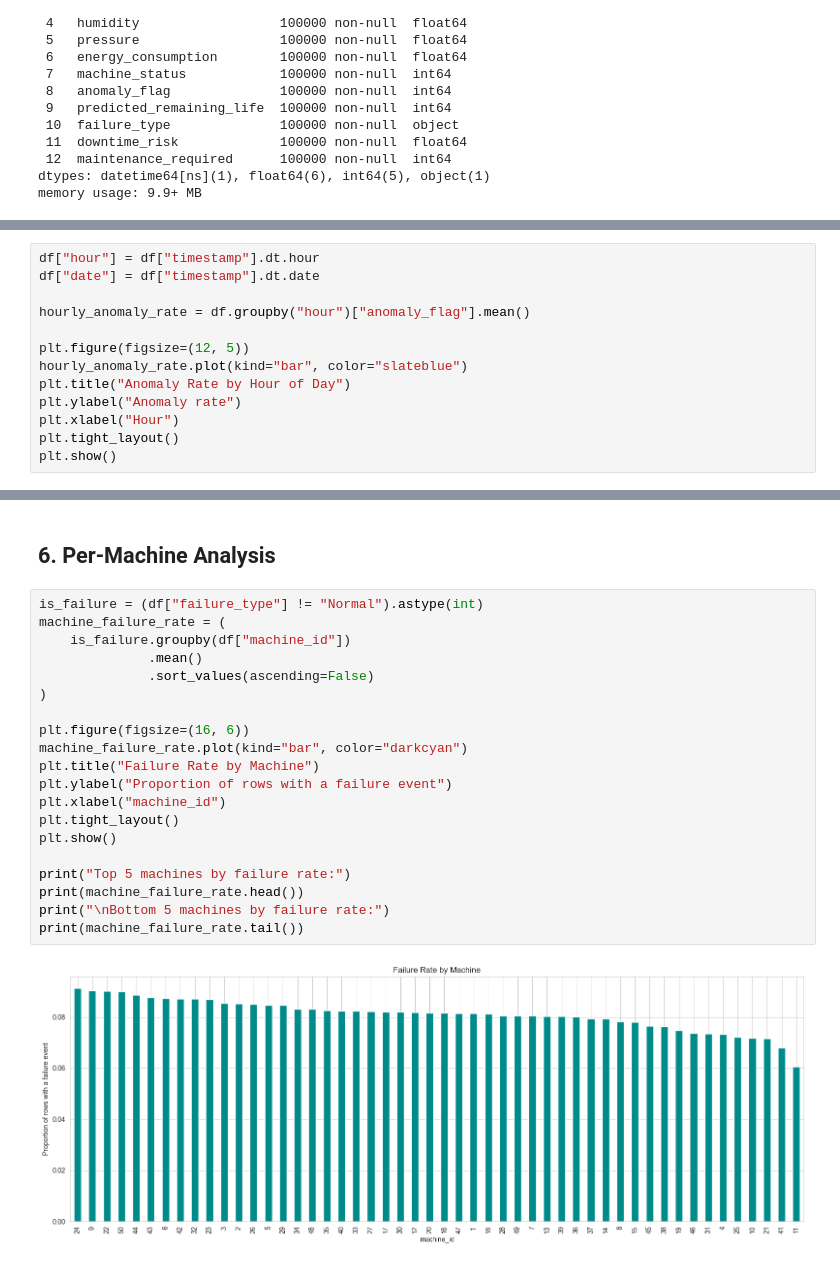
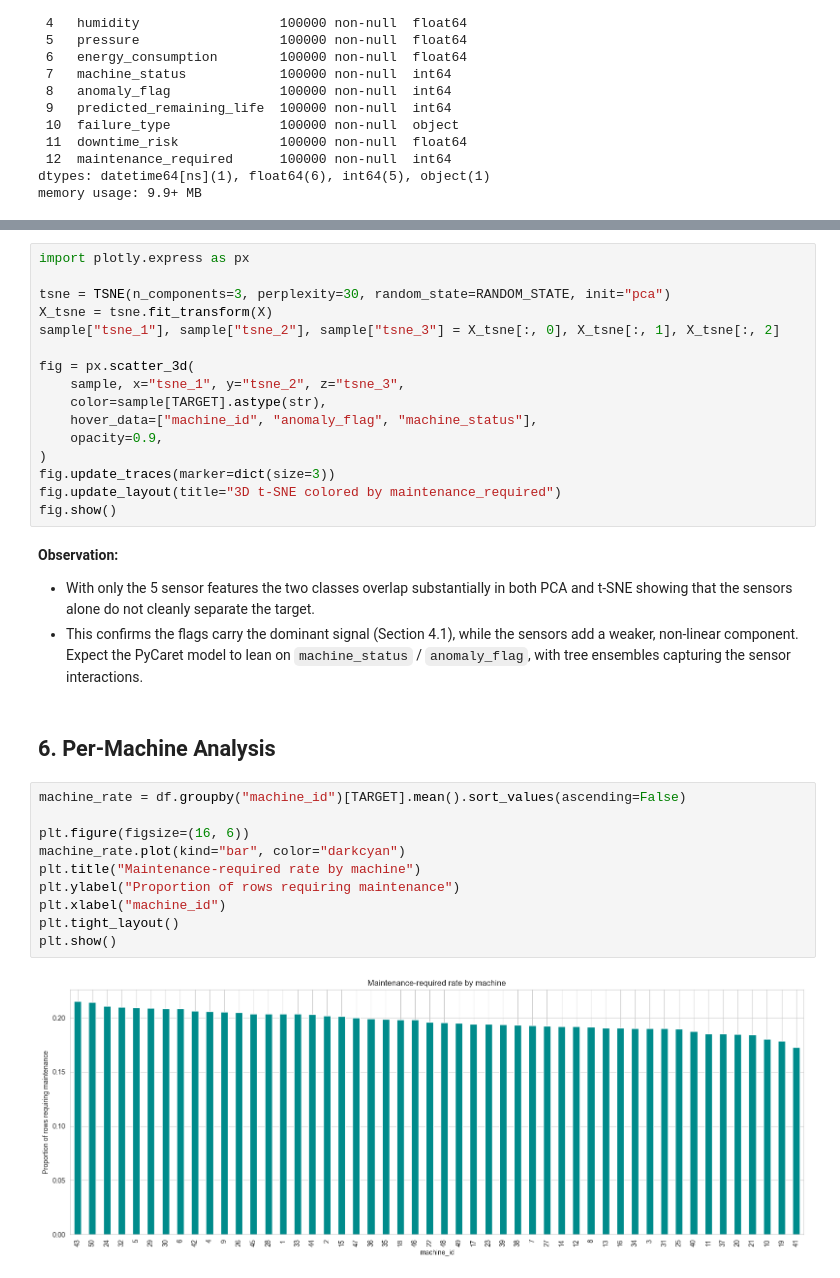
Before and after one commit to 1008tommy/mlops-assignment, a Jupyter notebook: javian/notebooks/eda.ipynb, the cells around one changed output, grey strips where cells are left out. Saved outputs shown, nothing was run; the diff lists cells and outputs as text.

Commit message:
update dvc tracked data

```diff
--- a/javian/notebooks/eda.ipynb
+++ b/javian/notebooks/eda.ipynb
@@ -378,13 +93,0 @@ plt.show()
-# %%
-df["hour"] = df["timestamp"].dt.hour
-df["date"] = df["timestamp"].dt.date
-
-hourly_anomaly_rate = df.groupby("hour")["anomaly_flag"].mean()
-
-plt.figure(figsize=(12, 5))
-hourly_anomaly_rate.plot(kind="bar", color="slateblue")
-plt.title("Anomaly Rate by Hour of Day")
-plt.ylabel("Anomaly rate")
-plt.xlabel("Hour")
-plt.tight_layout()
-plt.show()
@@ -415,24 +349,38 @@ plt.show()
+# %%
+import plotly.express as px
+
+tsne = TSNE(n_components=3, perplexity=30, random_state=RANDOM_STATE, init="pca")
+X_tsne = tsne.fit_transform(X)
+sample["tsne_1"], sample["tsne_2"], sample["tsne_3"] = X_tsne[:, 0], X_tsne[:, 1], X_tsne[:, 2]
+
+fig = px.scatter_3d(
+    sample, x="tsne_1", y="tsne_2", z="tsne_3",
+    color=sample[TARGET].astype(str),
+    hover_data=["machine_id", "anomaly_flag", "machine_status"],
+    opacity=0.9,
+)
+fig.update_traces(marker=dict(size=3))
+fig.update_layout(title="3D t-SNE colored by maintenance_required")
+fig.show()
+# %% [markdown]
+**Observation:**
+- With only the 5 sensor features the two classes overlap substantially in both PCA
+  and t-SNE showing that the sensors alone do not cleanly separate the target.
+- This confirms the flags carry the dominant signal (Section 4.1), while the
+  sensors add a weaker, non-linear component. Expect the PyCaret model to lean on
+  `machine_status` / `anomaly_flag`, with tree ensembles capturing the sensor
+  interactions.
 # %% [markdown]
 ## 6. Per-Machine Analysis
 # %%
-is_failure = (df["failure_type"] != "Normal").astype(int)
-machine_failure_rate = (
-    is_failure.groupby(df["machine_id"])
-              .mean()
-              .sort_values(ascending=False)
-)
+machine_rate = df.groupby("machine_id")[TARGET].mean().sort_values(ascending=False)
 
 plt.figure(figsize=(16, 6))
-machine_failure_rate.plot(kind="bar", color="darkcyan")
-plt.title("Failure Rate by Machine")
-plt.ylabel("Proportion of rows with a failure event")
+machine_rate.plot(kind="bar", color="darkcyan")
+plt.title("Maintenance-required rate by machine")
+plt.ylabel("Proportion of rows requiring maintenance")
 plt.xlabel("machine_id")
 plt.tight_layout()
 plt.show()
-
-print("Top 5 machines by failure rate:")
-print(machine_failure_rate.head())
-print("\nBottom 5 machines by failure rate:")
-print(machine_failure_rate.tail())
 # %% [output]
-[figure, old version]
+[figure, new version]
```
Also changed, not shown: parts of 84 cells of this notebook, 5 other files.
